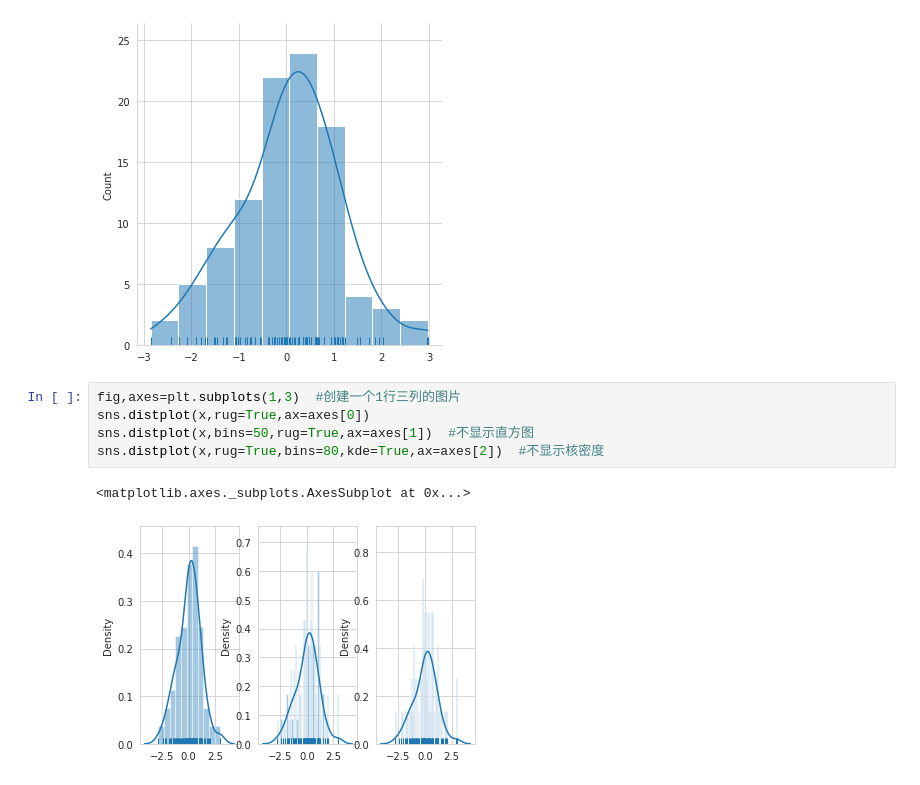
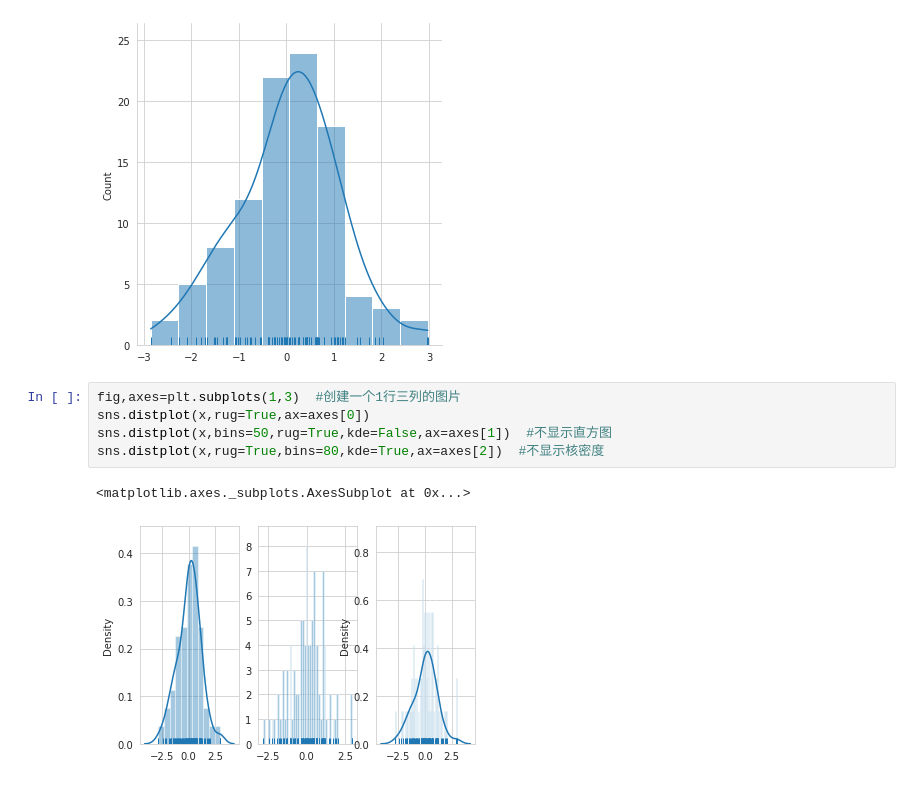
Before and after one commit to keliwu5/ML100Days, a Jupyter notebook: homework/作業題目_D20.ipynb, the cells around one changed output. Drawn from its saved outputs; the diff is of its cells as text.

```diff
--- a/homework/作業題目_D20.ipynb
+++ b/homework/作業題目_D20.ipynb
@@ -57,8 +57,8 @@ sns.displot(x,bins=10,kde=True,rug=True)
 # %%
 fig,axes=plt.subplots(1,3)  #创建一个1行三列的图片
 sns.distplot(x,rug=True,ax=axes[0])
-sns.distplot(x,bins=50,rug=True,ax=axes[1])  #不显示直方图
+sns.distplot(x,bins=50,rug=True,kde=False,ax=axes[1])  #不显示直方图
 sns.distplot(x,rug=True,bins=80,kde=True,ax=axes[2])  #不显示核密度
 # %% [output]
 <matplotlib.axes._subplots.AxesSubplot at 0x...>
-[figure, old version]
+[figure, new version]
```
